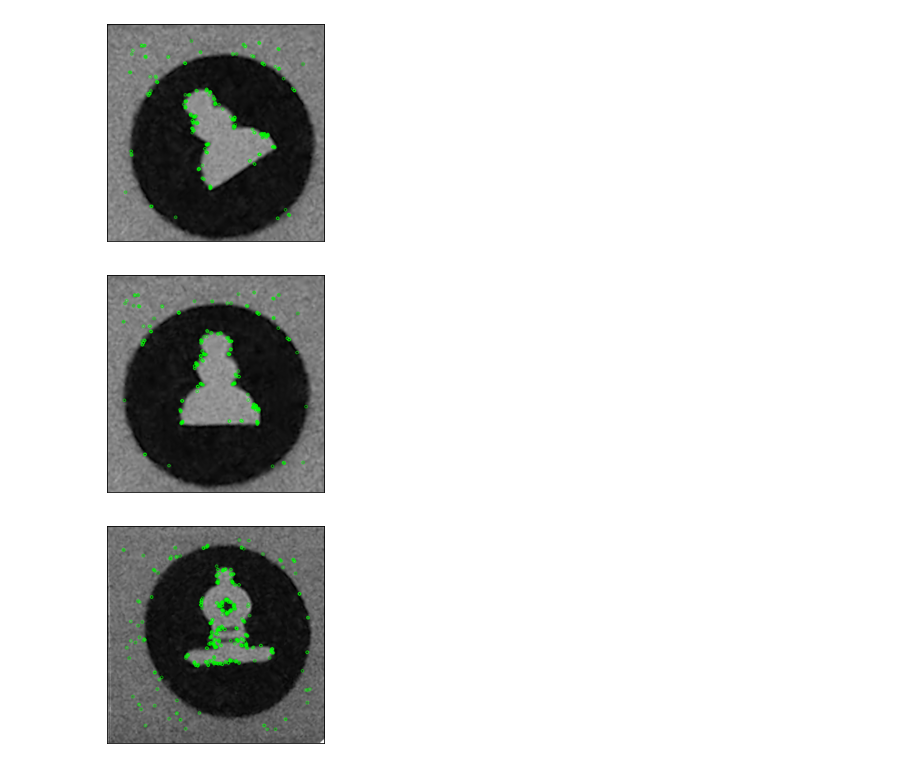
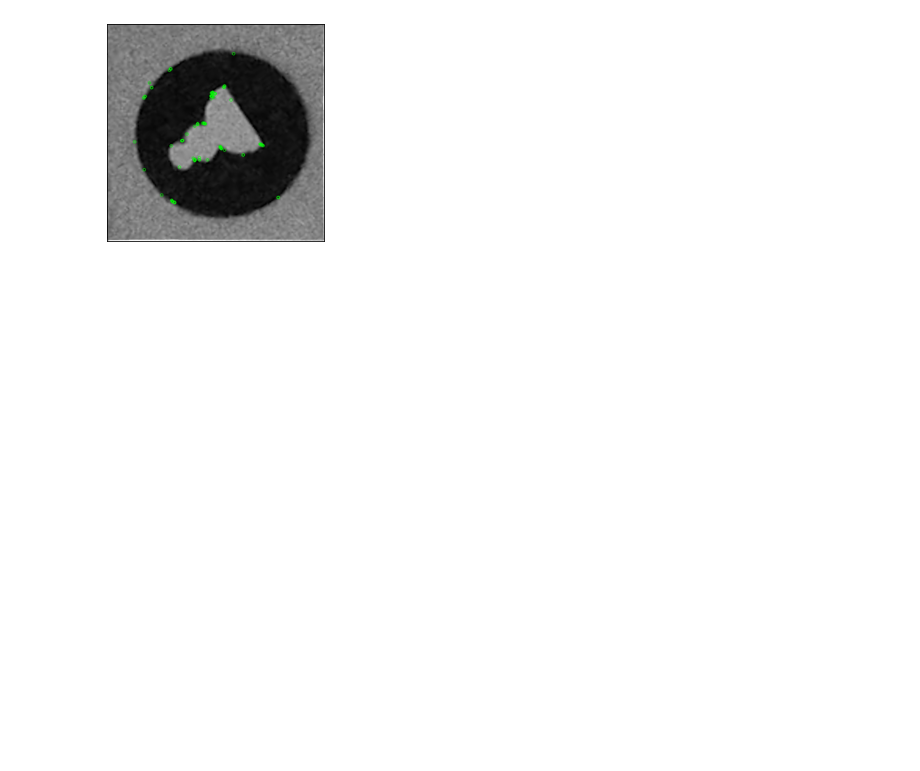
Before and after one commit to JGarruchoF/PID_Identificacion_de_fichas_tablero_ajedrez, a Jupyter notebook: Deteccion_fichas.ipynb, the cells around one changed output. Drawn from its saved outputs; the diff is of its cells as text; code cells hidden in the pictures; blank space fills up the shorter version.

```diff
--- a/Deteccion_fichas.ipynb
+++ b/Deteccion_fichas.ipynb
@@ -18,3 +23,2 @@ muestra(alfil)
 # %%
-img = cv2.cvtColor(cv2.imread("./imagenes/fichas/PeonBlanco1Rotado.png"), cv2.COLOR_BGR2GRAY)
-muestra(img)
+img = cv2.cvtColor(cv2.imread("./imagenes/fichas/PeonBlanco1Rotado2.png"), cv2.COLOR_BGR2GRAY)
@@ -23,18 +25,9 @@ muestra(img)
 # %%
 # Initiate ORB detector
-orb = cv2.ORB_create()
-
+orb = cv2.ORB_create(nfeatures=100,edgeThreshold=50)
 # compute the descriptors with ORB
 kp, des = orb.detectAndCompute(img, None)
-
-kpP, desP = orb.detectAndCompute(peon, None)
-kpA, desA = orb.detectAndCompute(alfil, None)
-
 # draw only keypoints location,not size and orientation
 muestra(cv2.drawKeypoints(img, kp, None, color=(0,255,0), flags=0))
-muestra(cv2.drawKeypoints(peon, kpP, None, color=(0,255,0), flags=0))
-muestra(cv2.drawKeypoints(alfil, kpA, None, color=(0,255,0), flags=0))
 # %% [output]
-[figure, old version]
+[figure, new version]
-[figure, removed]
-[figure, removed]
```
Also changed, not shown: parts of 13 cells of this notebook, 4 other files.
